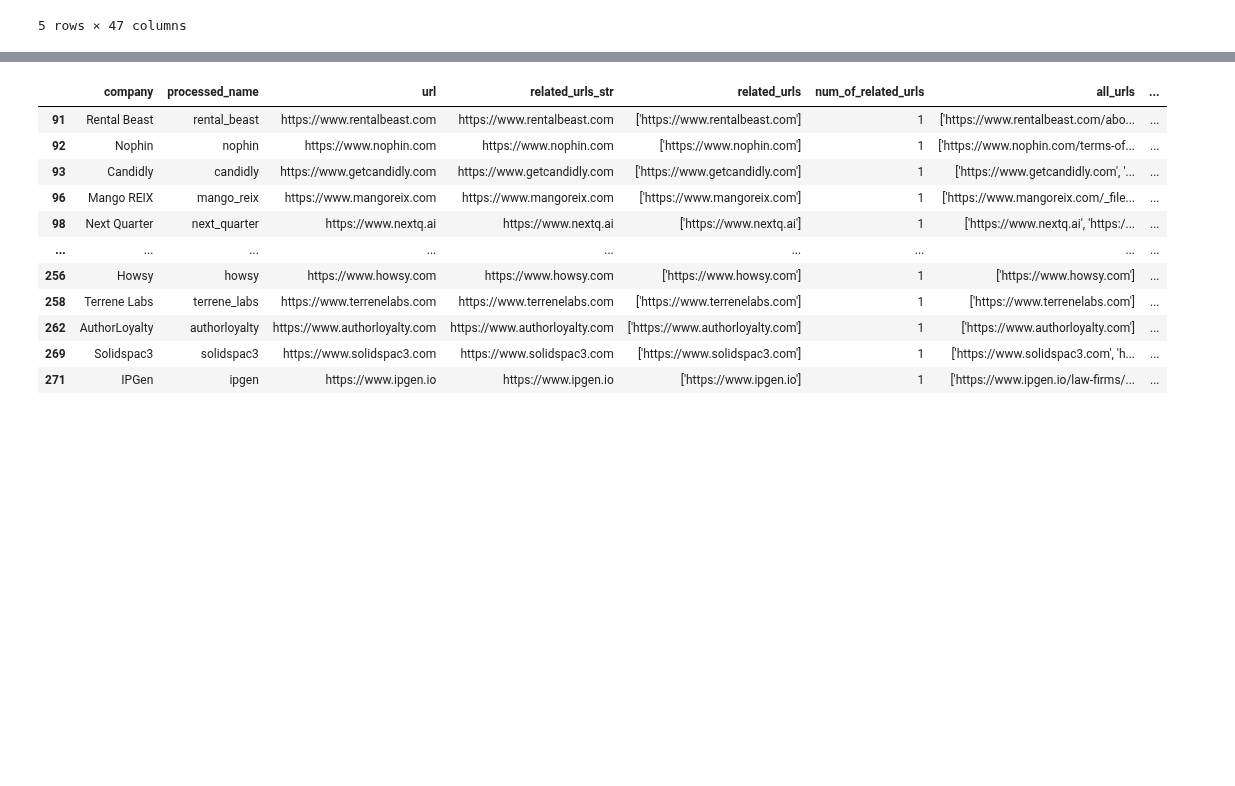
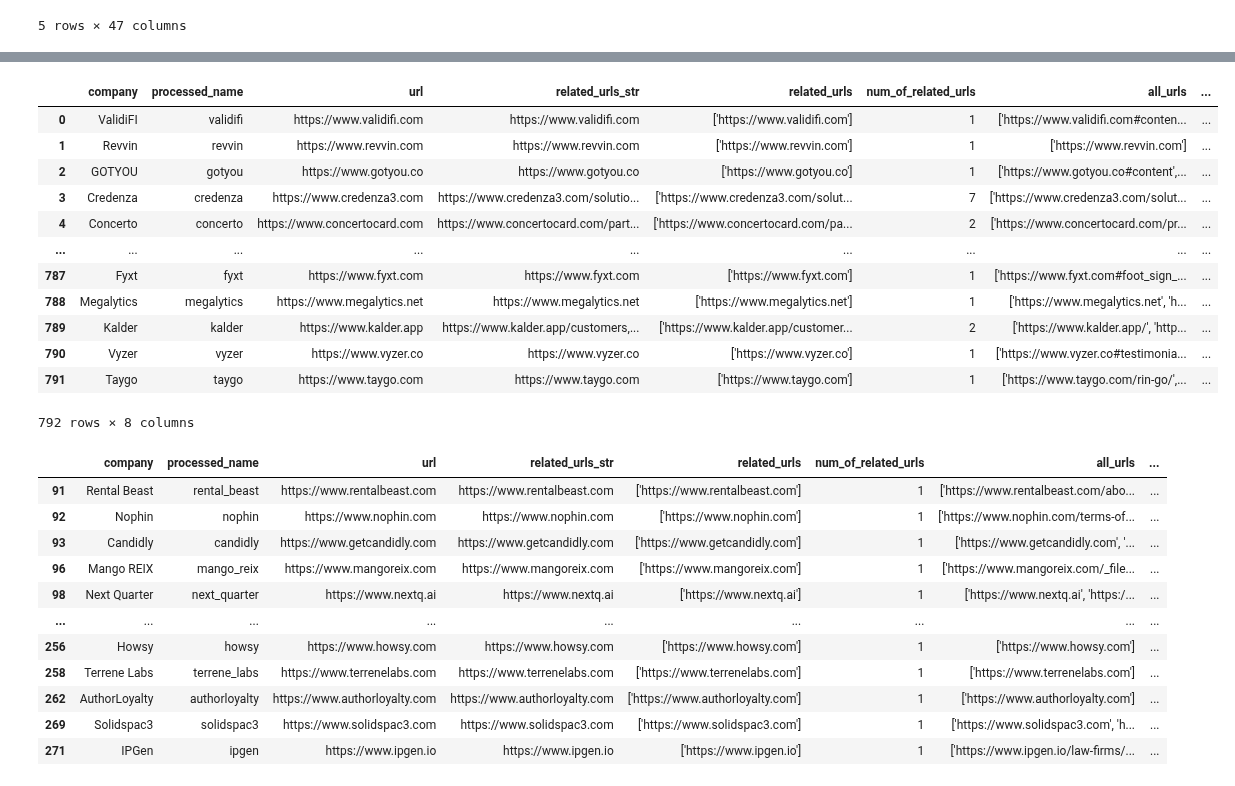
Before and after one commit to MC-Kangan/LLM-Enhanced-Knowledge-Graph-for-Startup-Analysis, a Jupyter notebook: info_extraction_chain.ipynb, the cells around one changed output, grey strips where cells are left out. Saved outputs shown, nothing was run; the diff lists cells and outputs as text; code cells hidden in the pictures; blank space fills up the shorter version.

```diff
--- a/info_extraction_chain.ipynb
+++ b/info_extraction_chain.ipynb
@@ -80,7 +100,7 @@ def get_additional_info(processed_name:str, column_name:str, verbose:bool = Fals
             print(f'Error has occured when searching {processed_name}: {e}')
         return None
 # %%
-df = pd.read_csv('companies_urls_info.csv')
+df = pd.read_csv('data/companies_urls_info.csv')
 sample = df[~df['url'].isin(['https://www.vertice.one',
                     'https://www.estimize.com',
                     'https://www.newconstructs.com',
@@ -192,7 +212,8 @@ sample = df[~df['url'].isin(['https://www.vertice.one',
                     'https://www.domoticsre.com',
                     'https://www.dexfreight.io',
                     'https://www.nue.io',
-                    'https://www.atto.co '
+                    'https://www.atto.co',
+                    'https://www.tracfax.com'
                     ])]
 
-sample = sample.iloc[:180]
+sample = sample.iloc[600:]
@@ -213,3 +220,19 @@ sample.tail(10)
+# %%
+df
+# %% [output]
+|  | company | processed_name | url | related_urls_str | related_urls | num_of_related_urls | all_urls | ... |
+| 0 | ValidiFI | validifi | https://www.validifi.com | https://www.validifi.com | ['https://www.validifi.com'] | 1 | ['https://www.validifi.com#conten... | ... |
+| 1 | Revvin | revvin | https://www.revvin.com | https://www.revvin.com | ['https://www.revvin.com'] | 1 | ['https://www.revvin.com'] | ... |
+| 2 | GOTYOU | gotyou | https://www.gotyou.co | https://www.gotyou.co | ['https://www.gotyou.co'] | 1 | ['https://www.gotyou.co#content',... | ... |
+| 3 | Credenza | credenza | https://www.credenza3.com | https://www.credenza3.com/solutio... | ['https://www.credenza3.com/solut... | 7 | ['https://www.credenza3.com/solut... | ... |
+| 4 | Concerto | concerto | https://www.concertocard.com | https://www.concertocard.com/part... | ['https://www.concertocard.com/pa... | 2 | ['https://www.concertocard.com/pr... | ... |
+| ... | ... | ... | ... | ... | ... | ... | ... | ... |
+| 787 | Fyxt | fyxt | https://www.fyxt.com | https://www.fyxt.com | ['https://www.fyxt.com'] | 1 | ['https://www.fyxt.com#foot_sign_... | ... |
+| 788 | Megalytics | megalytics | https://www.megalytics.net | https://www.megalytics.net | ['https://www.megalytics.net'] | 1 | ['https://www.megalytics.net', 'h... | ... |
+| 789 | Kalder | kalder | https://www.kalder.app | https://www.kalder.app/customers,... | ['https://www.kalder.app/customer... | 2 | ['https://www.kalder.app/', 'http... | ... |
+| 790 | Vyzer | vyzer | https://www.vyzer.co | https://www.vyzer.co | ['https://www.vyzer.co'] | 1 | ['https://www.vyzer.co#testimonia... | ... |
+| 791 | Taygo | taygo | https://www.taygo.com | https://www.taygo.com | ['https://www.taygo.com'] | 1 | ['https://www.taygo.com/rin-go/',... | ... |
+792 rows × 8 columns
 # %%
 sample[sample['num_of_related_urls']==1]
 # %% [output]
```
Also changed, not shown: parts of 4 cells of this notebook, 4 other files.
